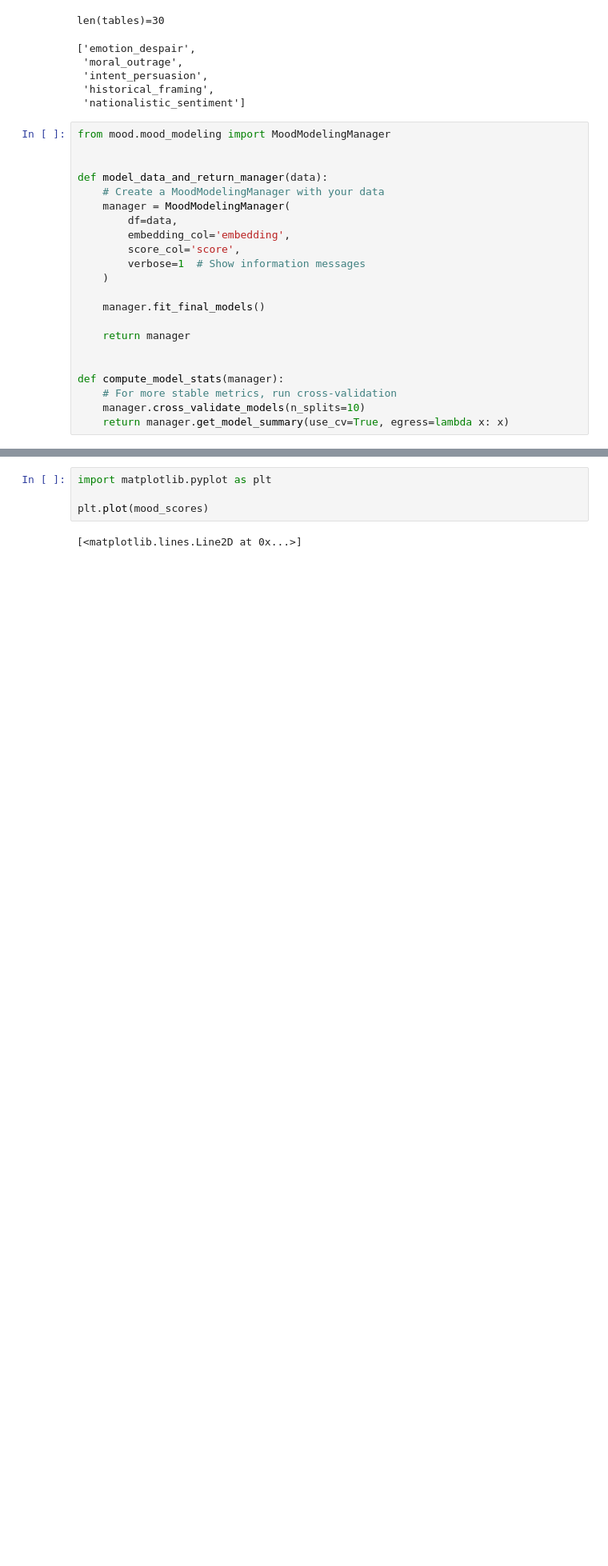
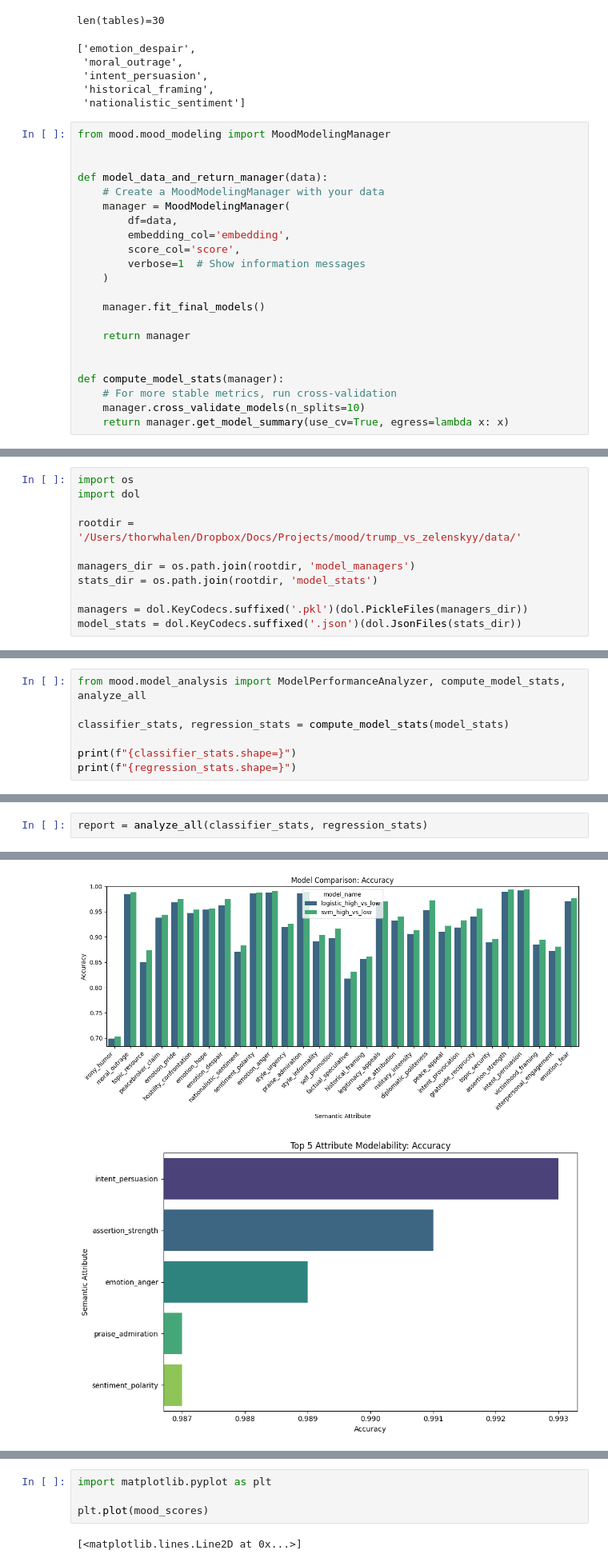
Before and after one commit to thorwhalen/mood, a Jupyter notebook: misc/trump_zelenskyy_moods.ipynb, the cells around one changed output, grey strips where cells are left out. Shown at 80% size. Drawn from its saved outputs; the diff is of its cells as text; blank space fills up the shorter version.

```diff
--- a/misc/trump_zelenskyy_moods.ipynb
+++ b/misc/trump_zelenskyy_moods.ipynb
@@ -479,0 +592,11 @@ for i, semantic_attribute, data in enumerate(tables.items()):
+# %%
+import os
+import dol
+
+rootdir = '/Users/thorwhalen/Dropbox/Docs/Projects/mood/trump_vs_zelenskyy/data/'
+
+managers_dir = os.path.join(rootdir, 'model_managers')
+stats_dir = os.path.join(rootdir, 'model_stats')
+
+managers = dol.KeyCodecs.suffixed('.pkl')(dol.PickleFiles(managers_dir))
+model_stats = dol.KeyCodecs.suffixed('.json')(dol.JsonFiles(stats_dir))
@@ -479,0 +635,7 @@ for i, semantic_attribute, data in enumerate(tables.items()):
+# %%
+from mood.model_analysis import ModelPerformanceAnalyzer, compute_model_stats, analyze_all
+
+classifier_stats, regression_stats = compute_model_stats(model_stats)
+
+print(f"{classifier_stats.shape=}")
+print(f"{regression_stats.shape=}")
@@ -479,0 +645,3 @@ for i, semantic_attribute, data in enumerate(tables.items()):
+# %%
+report = analyze_all(classifier_stats, regression_stats)
+# %% [output]
@@ -479,0 +713,2 @@ for i, semantic_attribute, data in enumerate(tables.items()):
+[figure, added]
+[figure, added]
```
Also changed, not shown: parts of 18 cells of this notebook, 18 other files.
